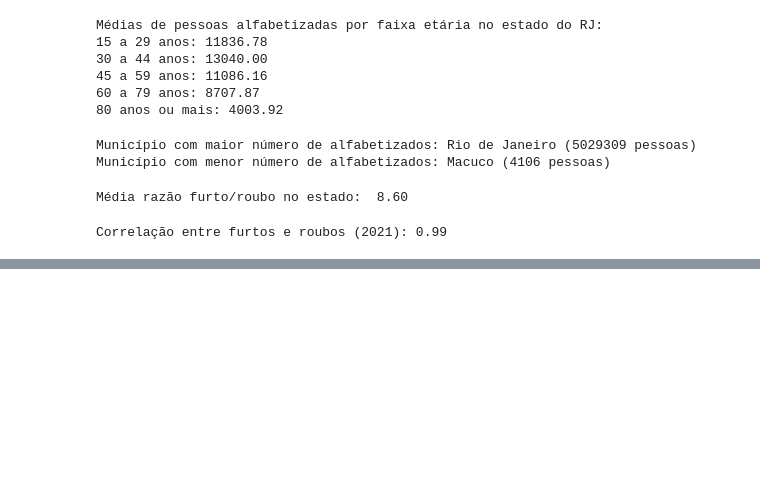
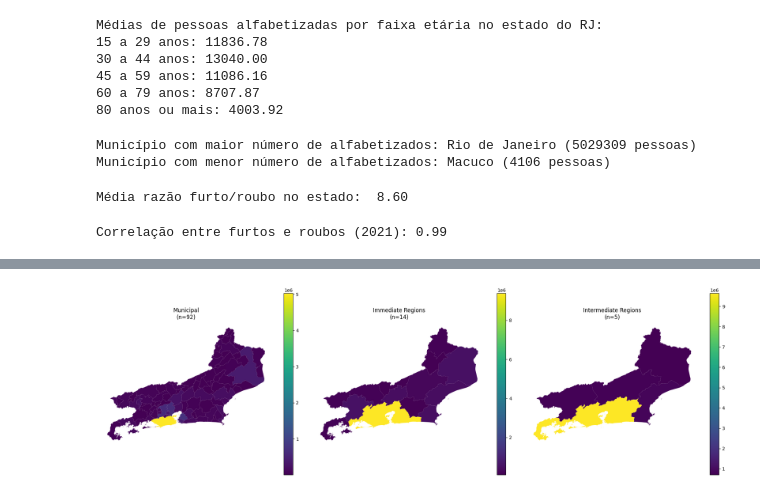
Before and after one commit to carlabferreira/RJ_election_analysis, a Jupyter notebook: First_analysis.ipynb, the cells around one changed output, grey strips where cells are left out. Cells and saved outputs as stored; diff of their text form; code cells hidden in the pictures; blank space fills up the shorter version.

```diff
--- a/First_analysis.ipynb
+++ b/First_analysis.ipynb
@@ -481,0 +523,8 @@ Correlação entre furtos e roubos (2021): 0.99
+# %%
+# 3. Agregação por região
+
+# Região Imediata
+gdf_immediate = gdf_master.dissolve(by='regiao-imediata-nome', aggfunc={target_variable: 'sum'})
+
+# Região Intermediária
+gdf_intermediate = gdf_master.dissolve(by='regiao-intermediaria-nome', aggfunc={target_variable: 'sum'})
@@ -481,0 +575,20 @@ Correlação entre furtos e roubos (2021): 0.99
+# %%
+# 5. Agregações plotadas
+fig, axes = plt.subplots(1, 3, figsize=(20, 6))
+
+gdf_master.plot(column=target_variable, ax=axes[0], legend=True, cmap='viridis')
+axes[0].set_title(f'Municipal\n(n={len(gdf_master)})')
+axes[0].axis('off')
+
+gdf_immediate.plot(column=target_variable, ax=axes[1], legend=True, cmap='viridis')
+axes[1].set_title(f'Immediate Regions\n(n={len(gdf_immediate)})')
+axes[1].axis('off')
+
+gdf_intermediate.plot(column=target_variable, ax=axes[2], legend=True, cmap='viridis')
+axes[2].set_title(f'Intermediate Regions\n(n={len(gdf_intermediate)})')
+axes[2].axis('off')
+
+plt.tight_layout()
+plt.show()
+# %% [output]
+[figure, added]
```
Also changed, not shown: parts of 9 cells of this notebook.
